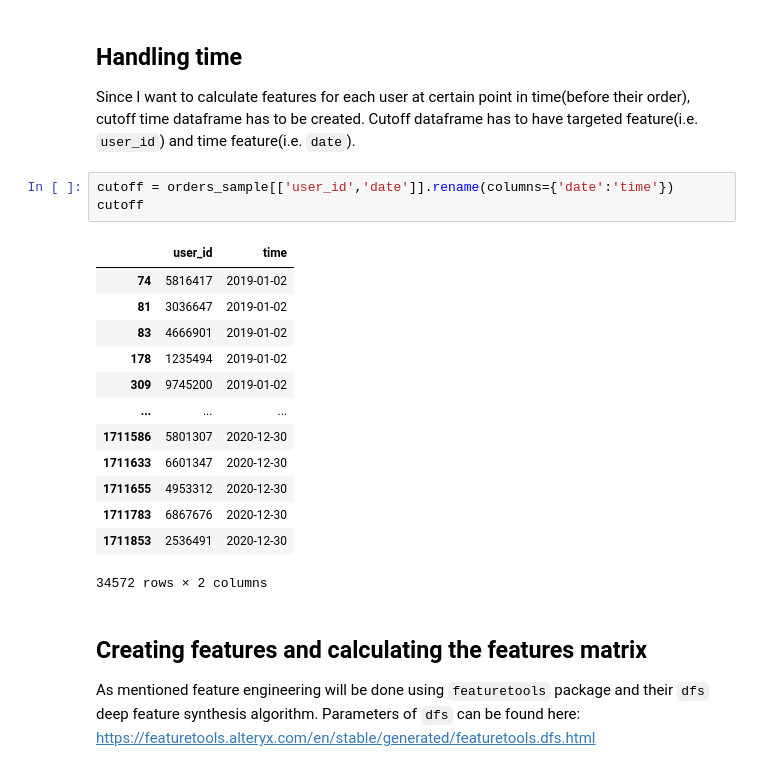
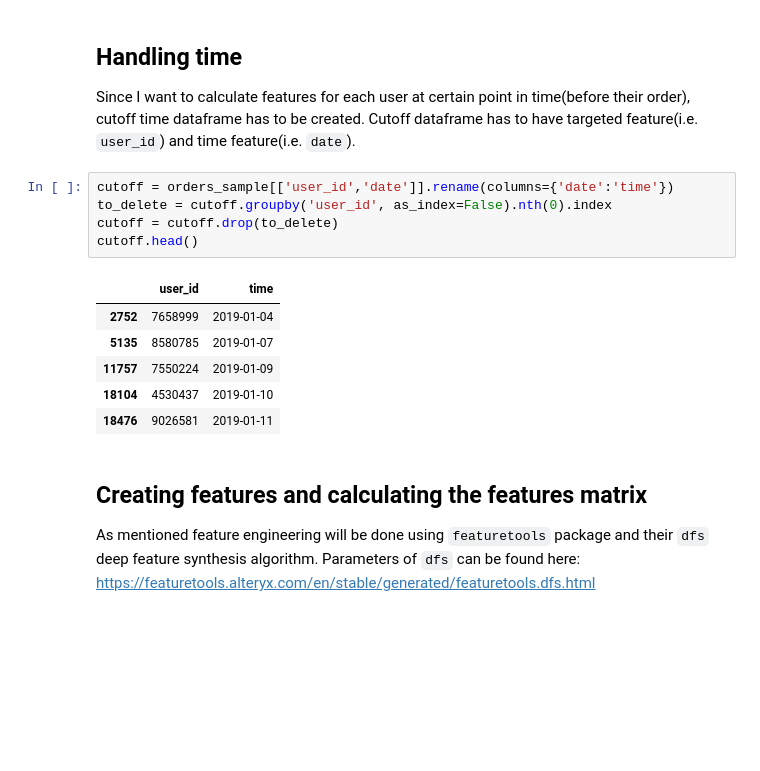
Before and after one commit to NevoleMarek/next-basket-recommendation, a Jupyter notebook: next_basket_recommendation.ipynb, the cells around one changed output. Drawn from its saved outputs; the diff is of its cells as text; blank space fills up the shorter version.

```diff
--- a/next_basket_recommendation.ipynb
+++ b/next_basket_recommendation.ipynb
@@ -258,21 +240,16 @@ es.add_interesting_values(max_values=8,
 Since I want to calculate features for each user at certain point in time(before their order), cutoff time dataframe has to be created. Cutoff dataframe has to have targeted feature(i.e. `user_id`) and time feature(i.e. `date`).
 # %%
 cutoff = orders_sample[['user_id','date']].rename(columns={'date':'time'})
-cutoff
+to_delete = cutoff.groupby('user_id', as_index=False).nth(0).index
+cutoff = cutoff.drop(to_delete)
+cutoff.head()
 # %% [output]
 |  | user_id | time |
-| 74 | 5816417 | 2019-01-02 |
-| 81 | 3036647 | 2019-01-02 |
-| 83 | 4666901 | 2019-01-02 |
-| 178 | 1235494 | 2019-01-02 |
-| 309 | 9745200 | 2019-01-02 |
-| ... | ... | ... |
-| 1711586 | 5801307 | 2020-12-30 |
-| 1711633 | 6601347 | 2020-12-30 |
-| 1711655 | 4953312 | 2020-12-30 |
-| 1711783 | 6867676 | 2020-12-30 |
-| 1711853 | 2536491 | 2020-12-30 |
+| 2752 | 7658999 | 2019-01-04 |
+| 5135 | 8580785 | 2019-01-07 |
+| 11757 | 7550224 | 2019-01-09 |
+| 18104 | 4530437 | 2019-01-10 |
+| 18476 | 9026581 | 2019-01-11 |
-34572 rows × 2 columns
 # %% [markdown]
 ## Creating features and calculating the features matrix
 
```
Also changed, not shown: parts of 10 cells of this notebook.
